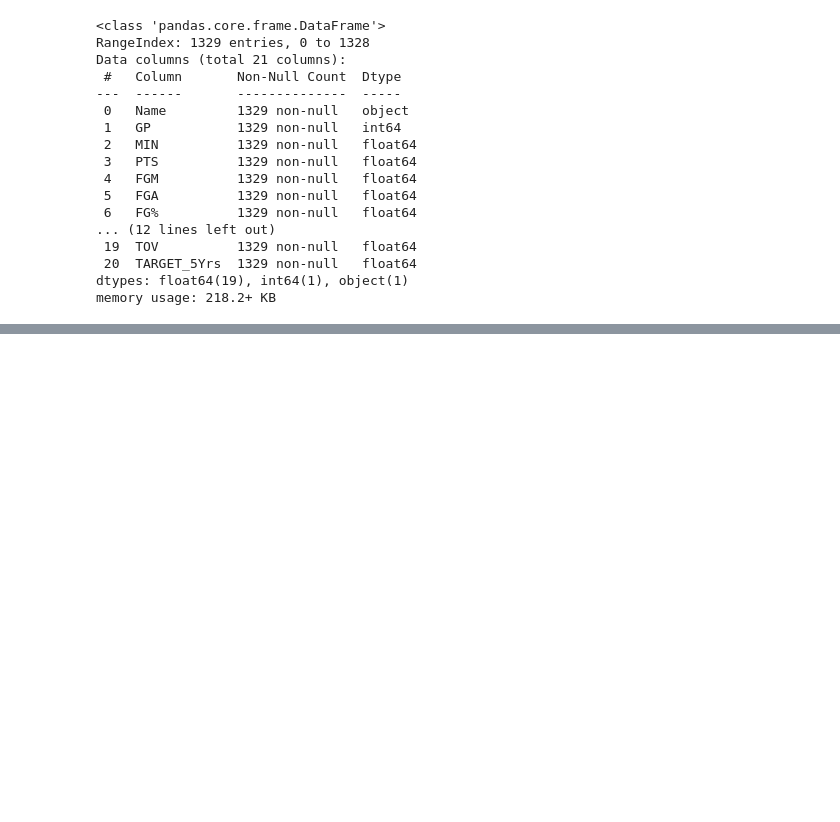
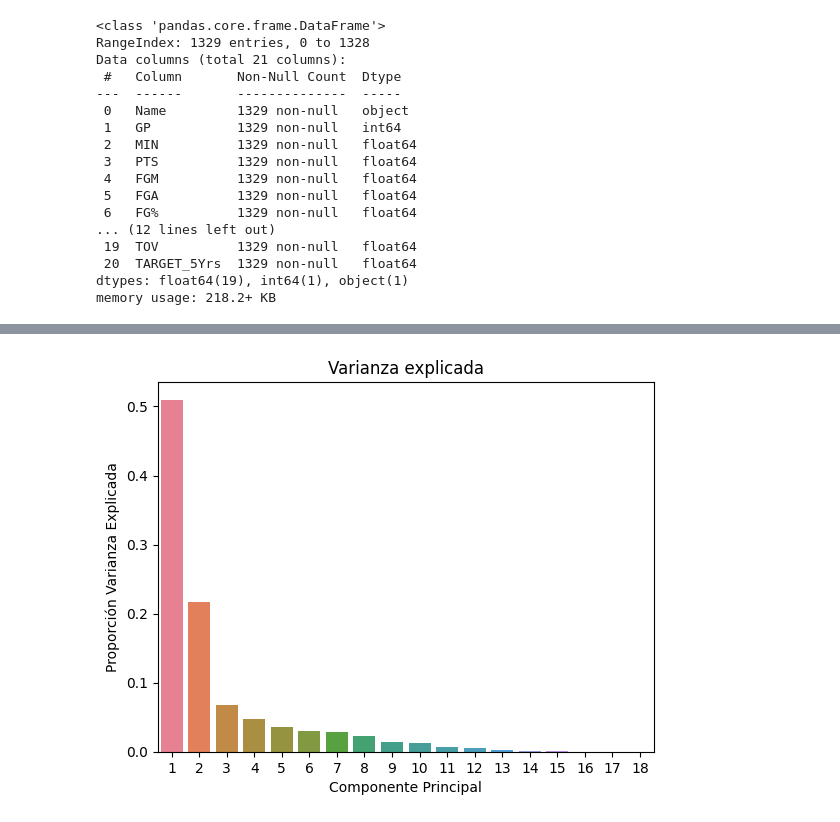
Before and after one commit to VicenteRuiz1/Ciencia-de-Datos, a Jupyter notebook: ExamenFinal.ipynb, the cells around one changed output, grey strips where cells are left out. Drawn from its saved outputs; the diff is of its cells as text; code cells hidden in the pictures; blank space fills up the shorter version.

```diff
--- a/ExamenFinal.ipynb
+++ b/ExamenFinal.ipynb
@@ -55,0 +111,4 @@ df.describe()
+# %%
+#Obtener matriz de correlación del DataFrame Standarizado
+matriz_corr = df_data_std.corr(method="pearson")
+matriz_corr
@@ -55,0 +194,4 @@ df.describe()
+# %%
+#Autovalores y autovectores
+autovalores, autovector = np.linalg.eig(matriz_corr)
+autovalores
@@ -55,0 +229,4 @@ df.describe()
+# %%
+#Porcentaje de varianza explicada por todas las componentes
+pct_varianza_explicada = autovalores/sum(autovalores)
+pct_varianza_explicada
@@ -55,0 +271,11 @@ df.describe()
+# %%
+df_pct_varianza_explicada = pd.DataFrame(sorted(pct_varianza_explicada, reverse = True), index = ['1','2','3','4','5','6','7','8','9','10','11','12','13','14','15','16','17','18']).T
+# %%
+#Gráfico de varianza explicada
+sns.barplot(df_pct_varianza_explicada)
+plt.xlabel('Componente Principal')
+plt.ylabel('Proporción Varianza Explicada')
+plt.title('Varianza explicada')
+plt.show()
+# %% [output]
+[figure, added]
```
Also changed, not shown: parts of 27 cells of this notebook, 1 other file.
